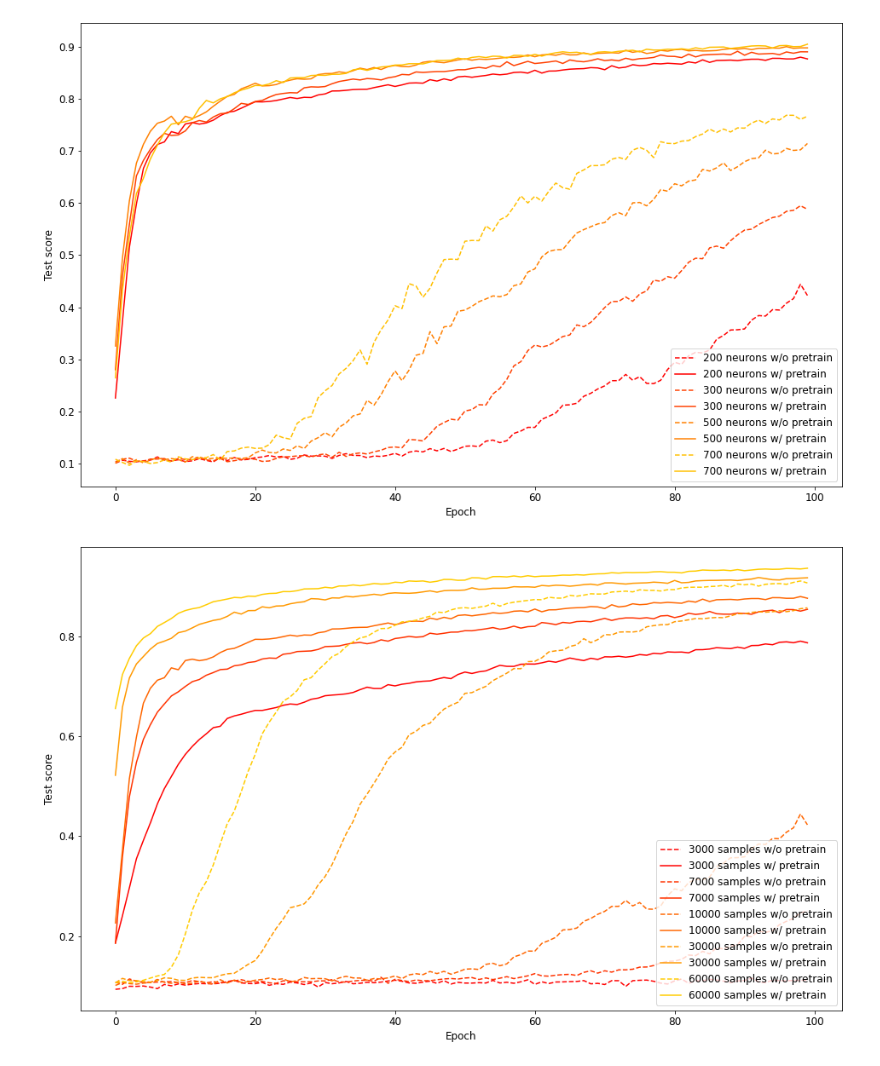
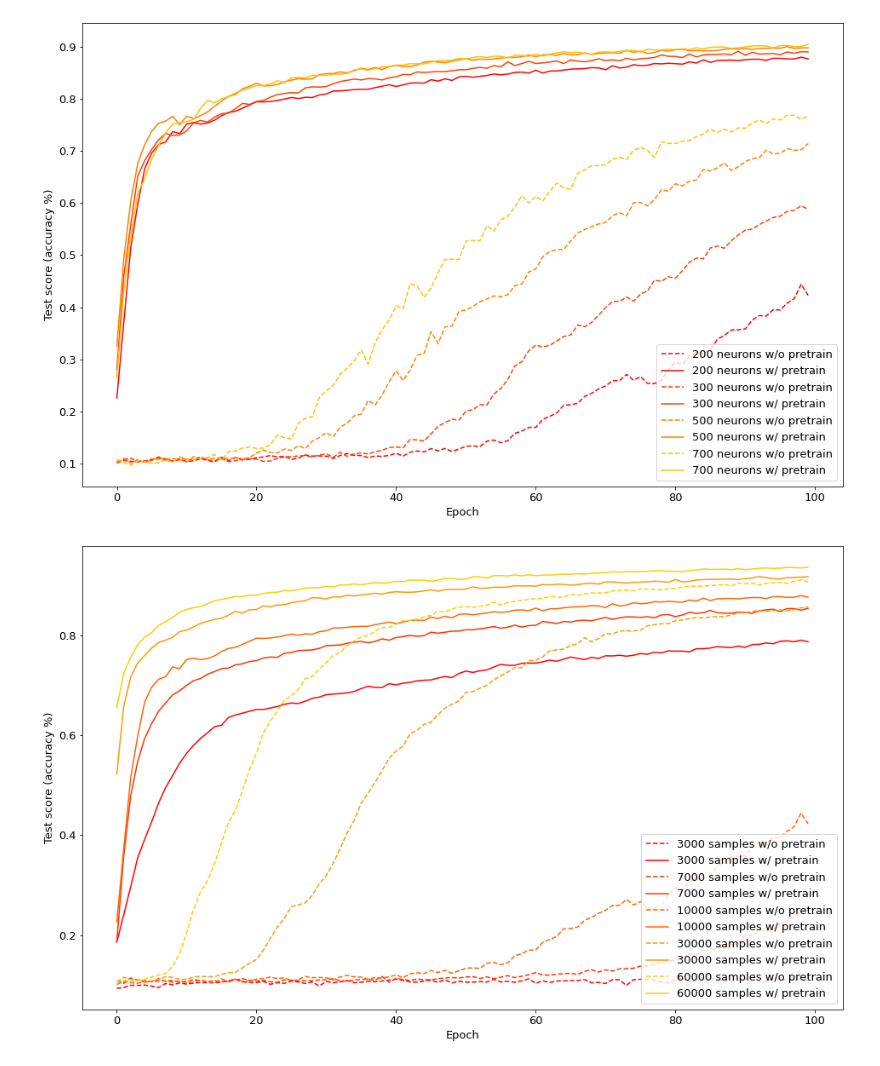
Before and after one commit to Matthieu-LORMEAU/rbm-project, a Jupyter notebook: notebooks/Plots.ipynb, the cells around one changed output. Cells and saved outputs as stored; diff of their text form; code cells hidden in the pictures.

```diff
--- a/notebooks/Plots.ipynb
+++ b/notebooks/Plots.ipynb
@@ -143,7 +144,7 @@ barplot(results, 'Accuracy', 'Nb of data used', xticks=data)
 cmap1 = plt.get_cmap('autumn')
 cmap2 = plt.get_cmap('autumn')
 legend_loc = "lower right"
-matplotlib.rcParams.update({'font.size': 12})
+matplotlib.rcParams.update({'font.size': 13})
 figsize = (16,10)
 # %%
 # figure 1
@@ -198,38 +199,38 @@ for l in neuron:
         i += 1
 
 plt.xlabel('Epoch')
-plt.ylabel('Test score')
+plt.ylabel('Test score (accuracy %)')
 # plt.title('Test score depending on number of neurons')
 plt.legend(loc=legend_loc)
 plt.savefig("scores_neurons.png")
 # %% [output]
-[figure, old version]
+[figure, new version]
 # %%
 # figure 3
 
 pretrain = ["False", "True"]
 layer = ["2"]
 neuron = ["200"]
 data = ["3000", "7000", "10000", "30000", "60000"]
 results = load_results(pretrain, layer, neuron, data)
 
 plt.figure(figsize=figsize)
 N = len(results)
 
 i = 0
 
 for l in data:
     col_num = float(i)/N
     for pre in pretrain:
         pre_l = ["w/", "solid", cmap1(col_num)] if pre == "True" else ["w/o", "dashed", cmap2(col_num)]
         label = f"{l} samples {pre_l[0]} pretrain"
         plt.plot(results[i]["test_score"], label = label, c=pre_l[2], linestyle=pre_l[1])
         i += 1
 
 plt.xlabel('Epoch')
-plt.ylabel('Test score')
+plt.ylabel('Test score (accuracy %)')
 # plt.title('Test score depending on number of samples')
 plt.legend(loc=legend_loc)
 plt.savefig("scores_data.png")
 # %% [output]
-[figure, old version]
+[figure, new version]
```
Also changed, not shown: parts of 4 cells of this notebook.
